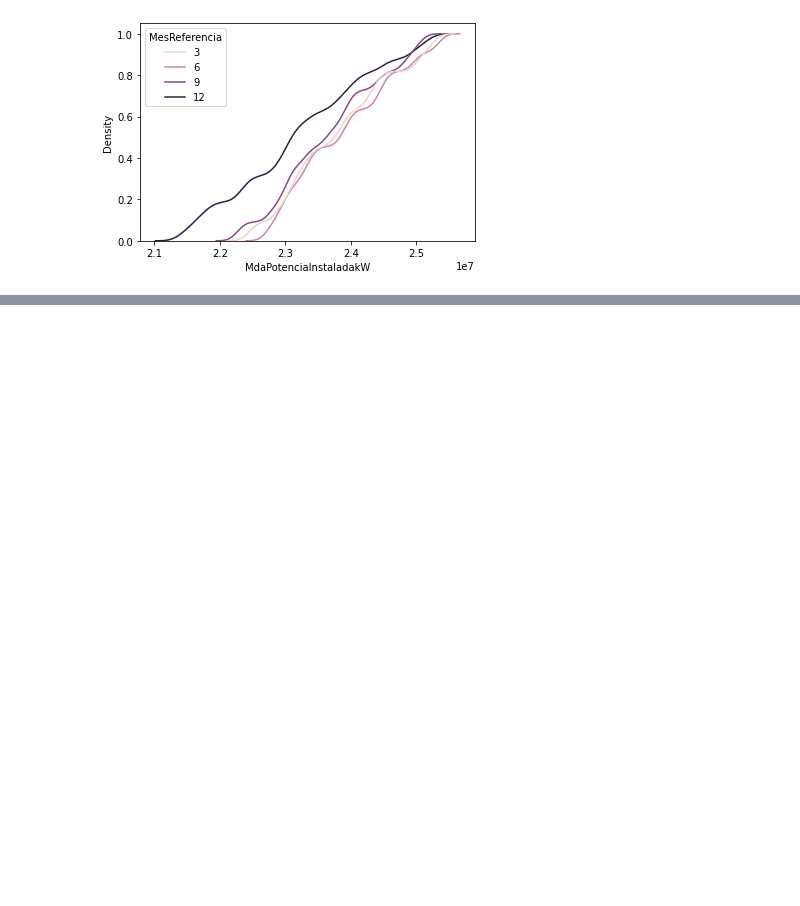
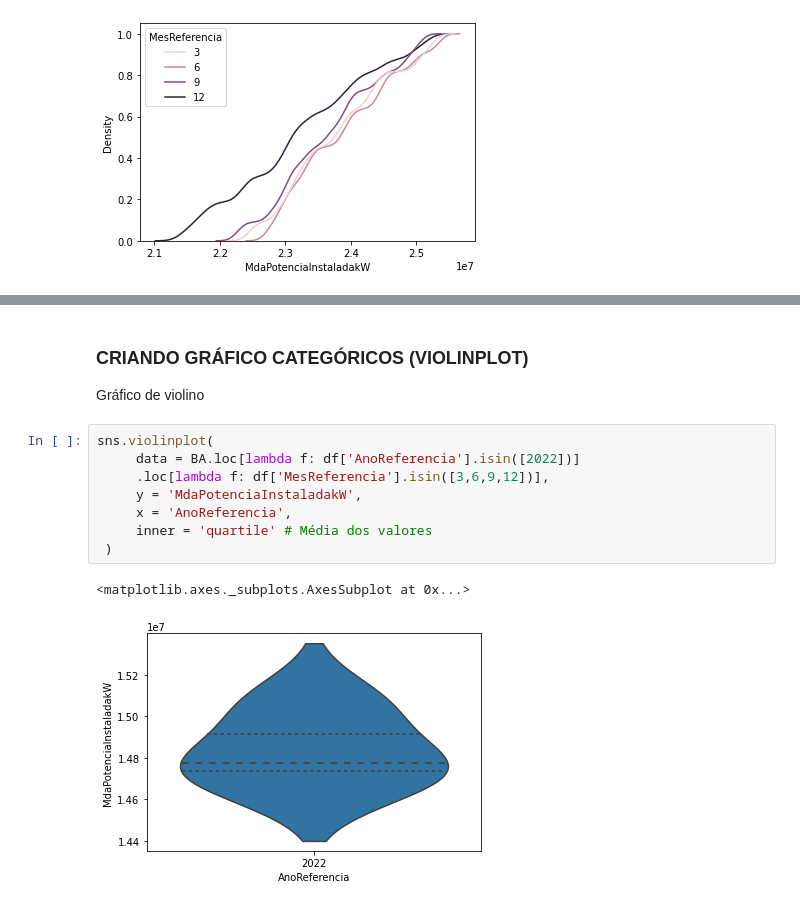
Before and after one commit to Daniellucasgonzaga/Trabalho_Final_BCC19, a Jupyter notebook: TrabalhoFinal.ipynb, the cells around one changed output, grey strips where cells are left out. Cells and saved outputs as stored; diff of their text form; blank space fills up the shorter version.

```diff
--- a/TrabalhoFinal.ipynb
+++ b/TrabalhoFinal.ipynb
@@ -257,0 +315,14 @@ sns.kdeplot(data = SP,
+# %% [markdown]
+### CRIANDO GRÁFICO CATEGÓRICOS (VIOLINPLOT)
+Gráfico de violino
+# %%
+sns.violinplot(
+     data = BA.loc[lambda f: df['AnoReferencia'].isin([2022])]
+     .loc[lambda f: df['MesReferencia'].isin([3,6,9,12])],
+     y = 'MdaPotenciaInstaladakW',
+     x = 'AnoReferencia',
+     inner = 'quartile' # Média dos valores
+ )
+# %% [output]
+<matplotlib.axes._subplots.AxesSubplot at 0x...>
+[figure, added]
```
Also changed, not shown: parts of 17 cells of this notebook.
